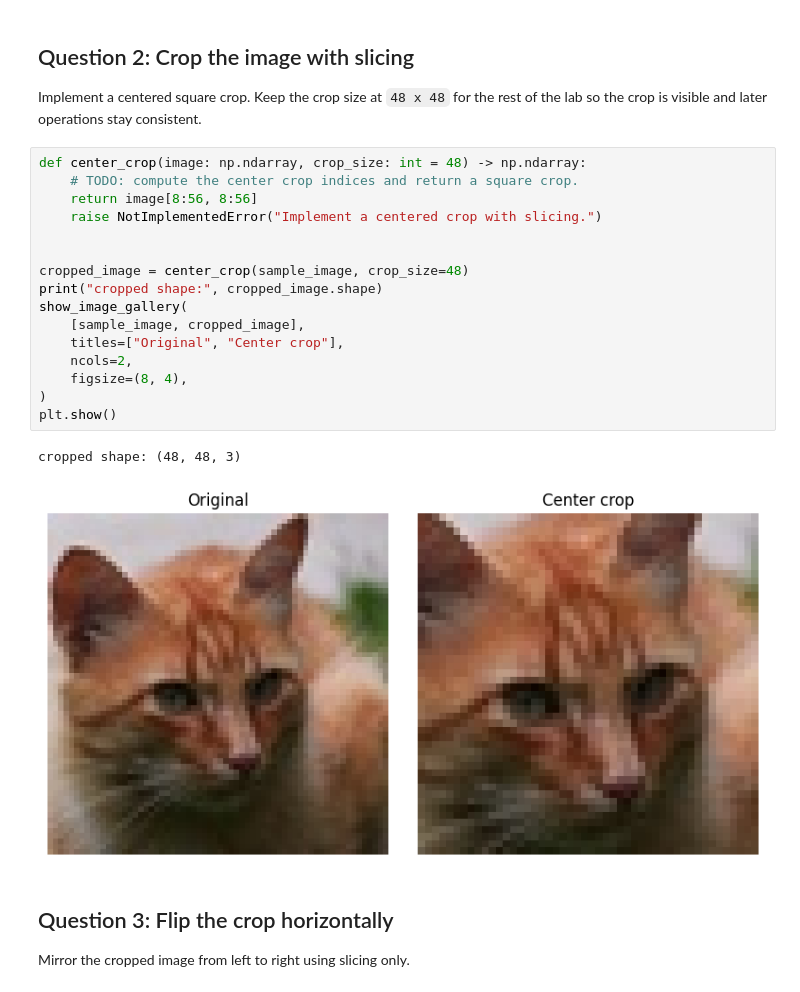
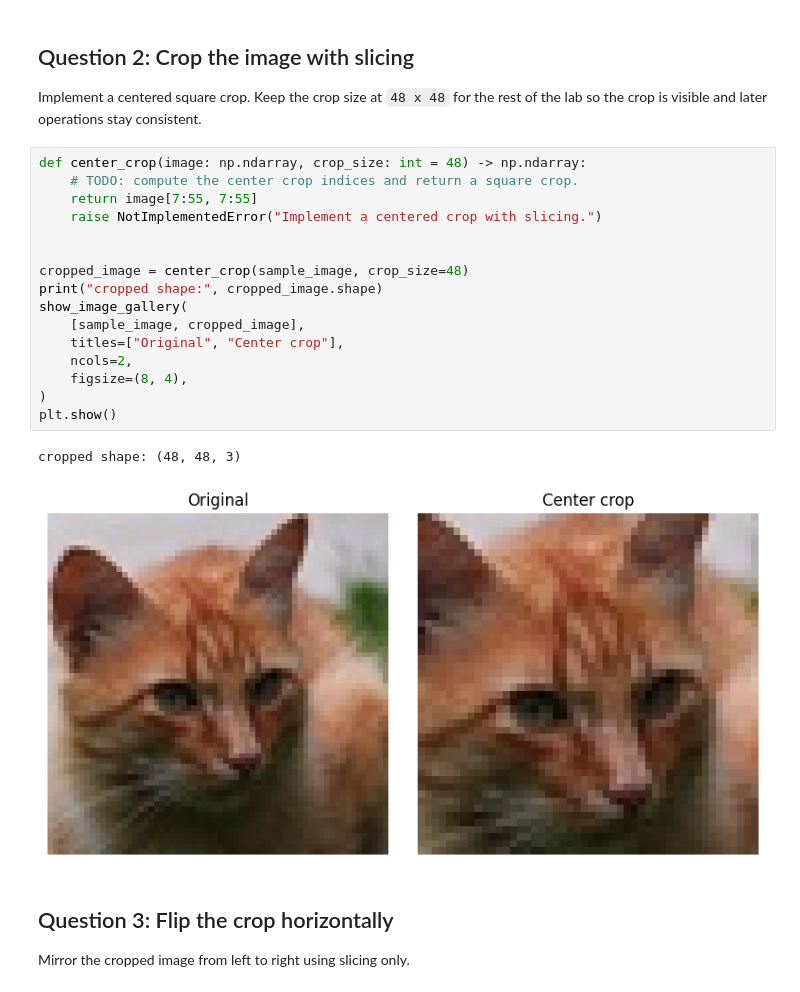
Before and after one commit to vgu-dsai-2026/lab-1-numpy-MinhLuan79, a Jupyter notebook: notebook.ipynb, the cells around one changed output. Drawn from its saved outputs; the diff is of its cells as text.

```diff
--- a/notebook.ipynb
+++ b/notebook.ipynb
@@ -175,22 +175,22 @@ Implement a centered square crop. Keep the crop size at `48 x 48` for the rest o
 # %%
 def center_crop(image: np.ndarray, crop_size: int = 48) -> np.ndarray:
     # TODO: compute the center crop indices and return a square crop.
-    return image[8:56, 8:56]
+    return image[7:55, 7:55]
     raise NotImplementedError("Implement a centered crop with slicing.")
 
 
 cropped_image = center_crop(sample_image, crop_size=48)
 print("cropped shape:", cropped_image.shape)
 show_image_gallery(
     [sample_image, cropped_image],
     titles=["Original", "Center crop"],
     ncols=2,
     figsize=(8, 4),
 )
 plt.show()
 # %% [output]
 cropped shape: (48, 48, 3)
-[figure, old version]
+[figure, new version]
 # %% [markdown]
 ## Question 3: Flip the crop horizontally
 
```
